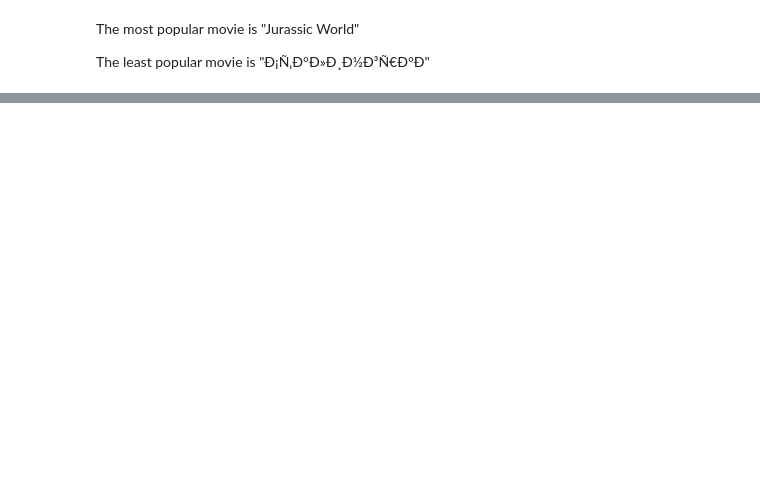
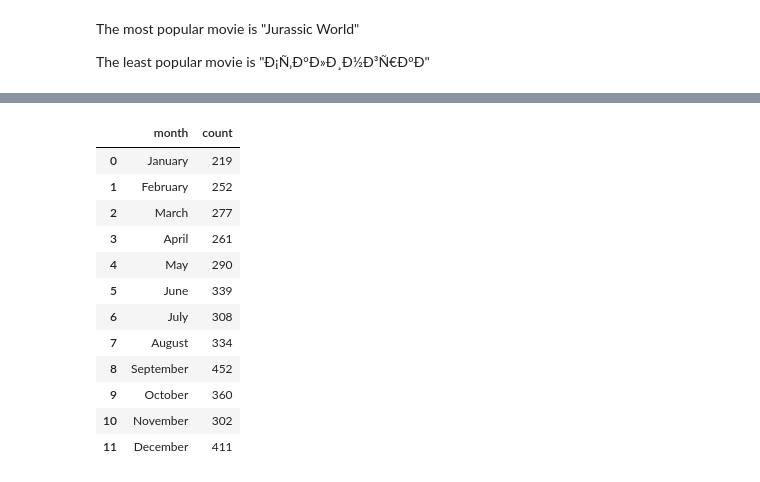
Before and after one commit to AndriaEzetendu/Movie-Industry-Data, a Jupyter notebook: Movie Correlation Project.ipynb, the cells around one changed output, grey strips where cells are left out. Saved outputs shown, nothing was run; the diff lists cells and outputs as text; code cells hidden in the pictures; blank space fills up the shorter version.

```diff
--- a/Movie Correlation Project.ipynb
+++ b/Movie Correlation Project.ipynb
@@ -448,0 +451,5 @@ The least popular movie is "Ð¡Ñ‚Ð°Ð»Ð¸Ð½Ð³Ñ€Ð°Ð"
+# %%
+# Creating a new column called month from the release_date
+
+data2['month'] = data2['release_date'].dt.month_name()
+data2.head(1)
@@ -448,0 +459,37 @@ The least popular movie is "Ð¡Ñ‚Ð°Ð»Ð¸Ð½Ð³Ñ€Ð°Ð"
+# %%
+# Group movies by month and count the number of movies for each month
+movie_counts_by_month = data2.groupby('month')['id'].count()
+
+# Create a new DataFrame to hold the months and the count of movies
+month_movie_counts = pd.DataFrame({'month': movie_counts_by_month.index, 'count': movie_counts_by_month.values})
+
+# Map month names to their corresponding numbers
+month_number_map = {'January': 1, 'February': 2, 'March': 3, 'April': 4, 'May': 5, 'June': 6,
+                    'July': 7, 'August': 8, 'September': 9, 'October': 10, 'November': 11, 'December': 12}
+month_movie_counts['month_number'] = month_movie_counts['month'].map(month_number_map)
+
+# Sort the DataFrame by the 'month_number' column
+month_movie_counts = month_movie_counts.sort_values('month_number')
+
+# Drop the 'month_number' column as it's no longer needed
+month_movie_counts = month_movie_counts.drop('month_number', axis=1)
+
+# Reset the index to get the desired numbering (0, 1, 2, 3, 4, ...)
+month_movie_counts = month_movie_counts.reset_index(drop=True)
+
+# Display the sorted DataFrame
+month_movie_counts
+# %% [output]
+|  | month | count |
+| 0 | January | 219 |
+| 1 | February | 252 |
+| 2 | March | 277 |
+| 3 | April | 261 |
+| 4 | May | 290 |
+| 5 | June | 339 |
+| 6 | July | 308 |
+| 7 | August | 334 |
+| 8 | September | 452 |
+| 9 | October | 360 |
+| 10 | November | 302 |
+| 11 | December | 411 |
```
Also changed, not shown: parts of 5 cells of this notebook.
